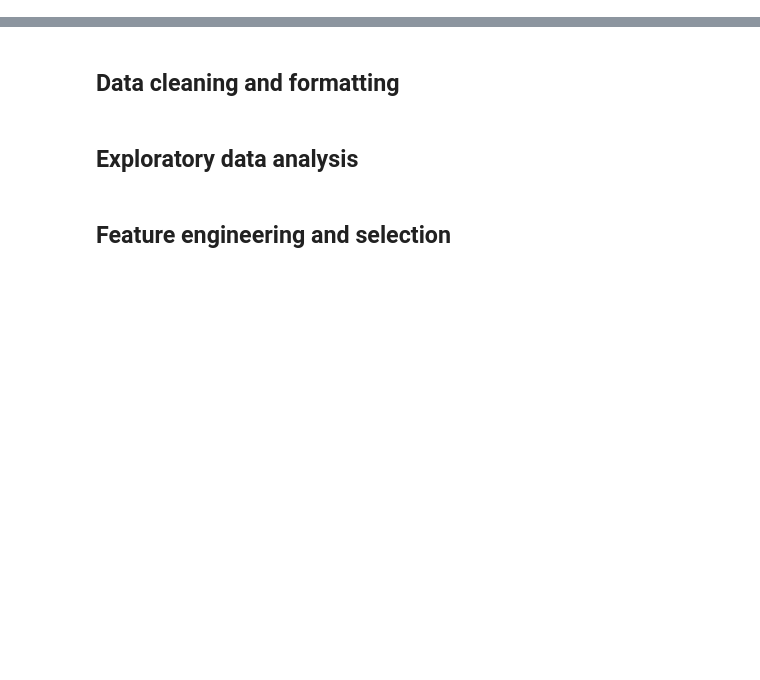
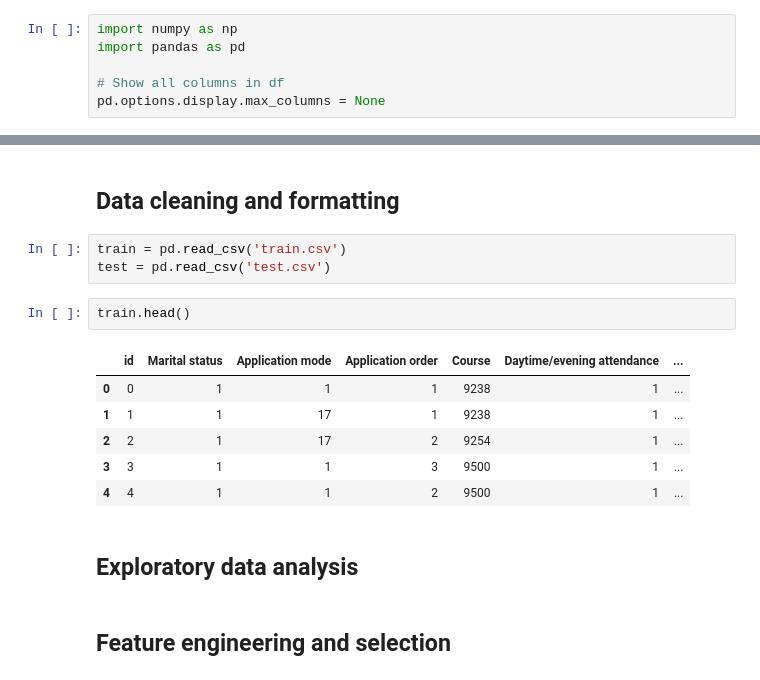
Before and after one commit to azakatov/ut-ml-project-2024, a Jupyter notebook: main.ipynb, the cells around one changed output, grey strips where cells are left out. Drawn from its saved outputs; the diff is of its cells as text; blank space fills up the shorter version.

```diff
--- a/main.ipynb
+++ b/main.ipynb
@@ -21,0 +29,6 @@ Applying this workflow, our report has the following structure:
+# %%
+import numpy as np
+import pandas as pd
+
+# Show all columns in df
+pd.options.display.max_columns = None
@@ -22,6 +63,18 @@ Applying this workflow, our report has the following structure:
 # %% [markdown]
 <a name="data-cleaning-and-formatting"></a>
 ## Data cleaning and formatting
+# %%
+train = pd.read_csv('train.csv')
+test = pd.read_csv('test.csv')
+# %%
+train.head()
+# %% [output]
+|  | id | Marital status | Application mode | Application order | Course | Daytime/evening attendance | ... |
+| 0 | 0 | 1 | 1 | 1 | 9238 | 1 | ... |
+| 1 | 1 | 1 | 17 | 1 | 9238 | 1 | ... |
+| 2 | 2 | 1 | 17 | 2 | 9254 | 1 | ... |
+| 3 | 3 | 1 | 1 | 3 | 9500 | 1 | ... |
+| 4 | 4 | 1 | 1 | 2 | 9500 | 1 | ... |
 # %% [markdown]
 <a name="exploratory-data-analysis"></a>
 ## Exploratory data analysis
```
Also changed, not shown: parts of 7 cells of this notebook.
